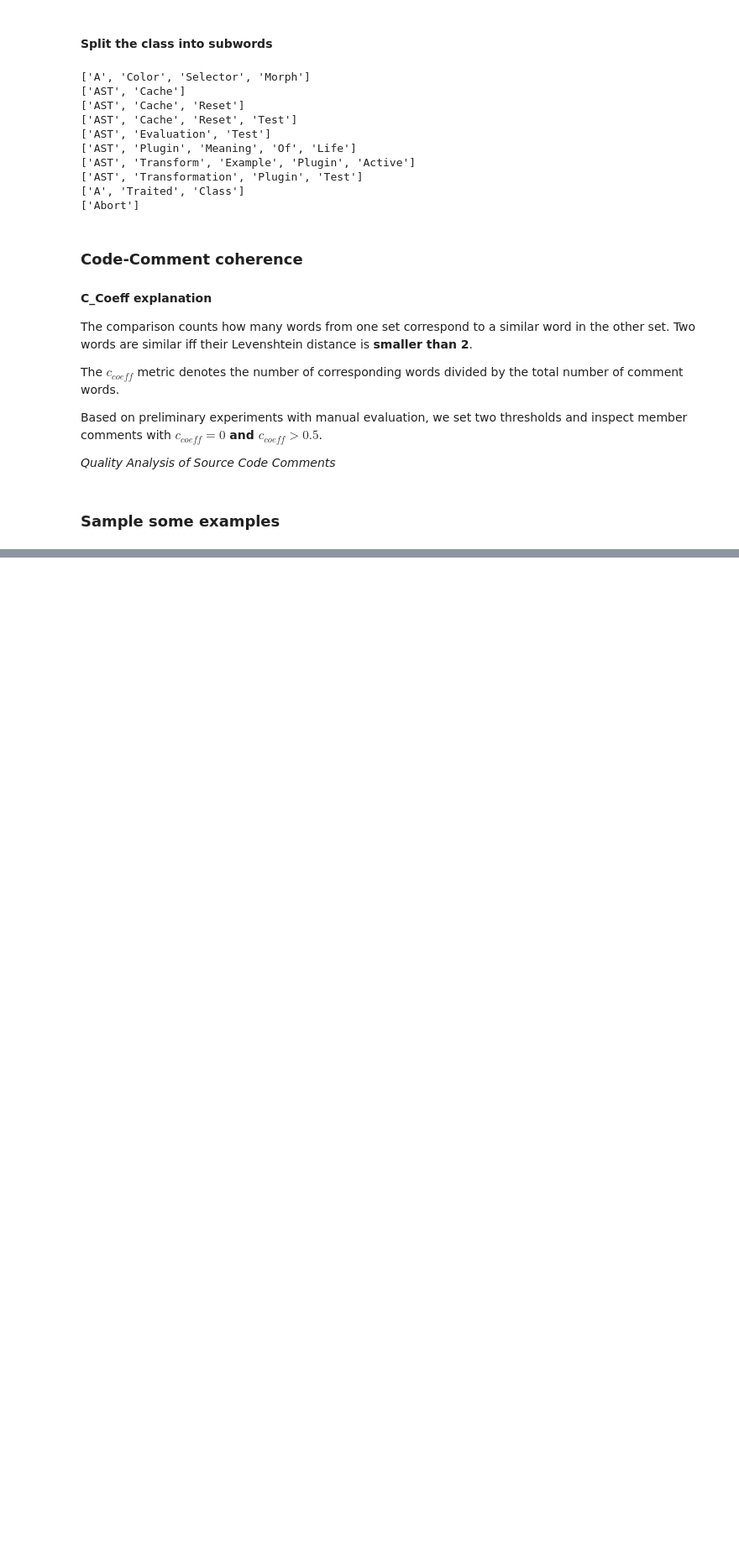
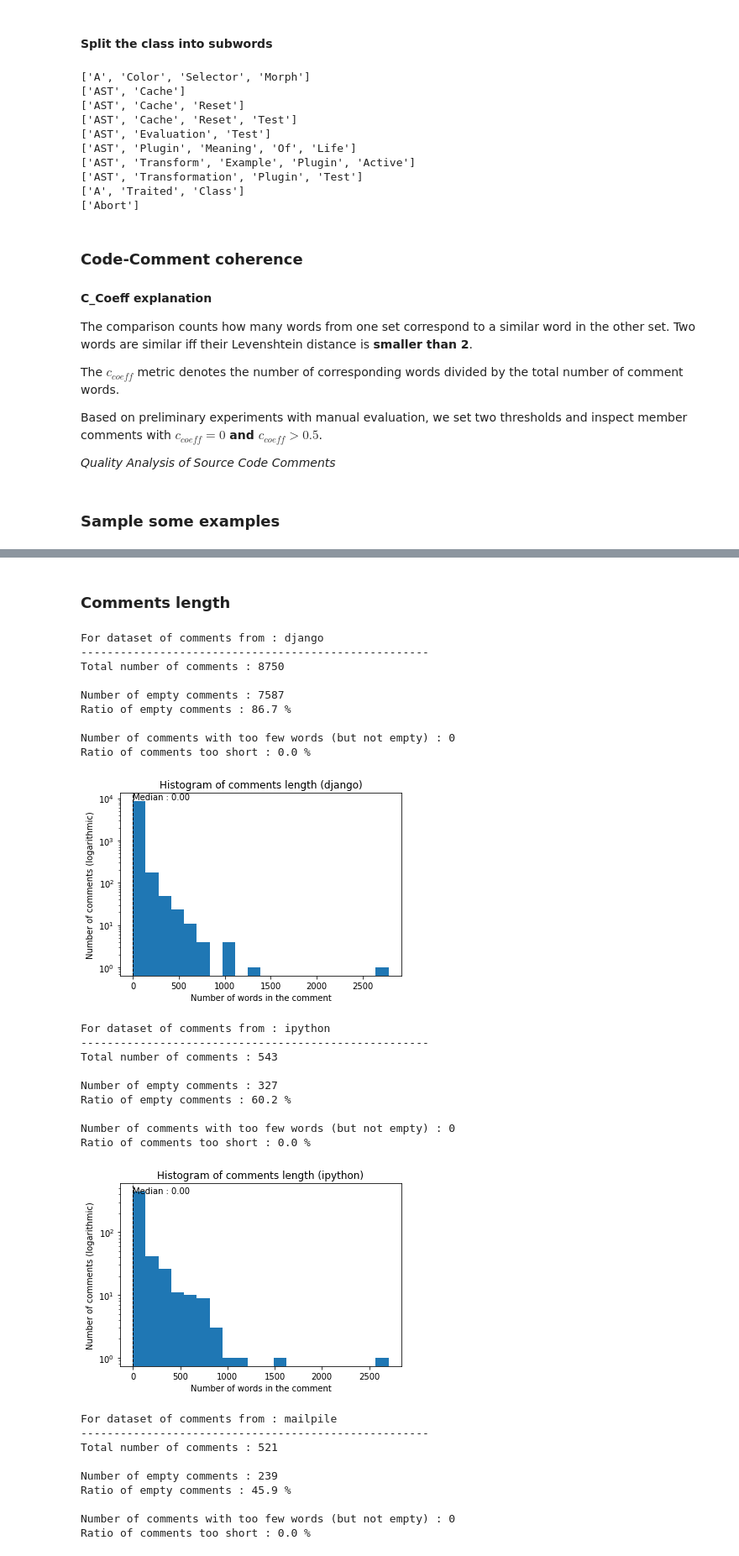
Before and after one commit to Naralas/SC-Seminar-Comment-Quality-Pharo, a Jupyter notebook: seminar_prototype.ipynb, the cells around one changed output, grey strips where cells are left out. Shown at 84% size. Drawn from its saved outputs; the diff is of its cells as text; code cells hidden in the pictures; blank space fills up the shorter version.

```diff
--- a/seminar_prototype.ipynb
+++ b/seminar_prototype.ipynb
@@ -307,0 +383,12 @@ plot_histogram(class_coeff_dict.values(), bins=30, title=f"C_Coeff of class comm
+# %%
+import os
+DATA_PATH = 'data/python/'
+# %%
+python_datasets_dict = {}
+
+for filename in os.listdir(DATA_PATH):
+    df = pd.read_csv(f"{DATA_PATH}{filename}")
+    df["classComment"].fillna("", inplace=True)
+    # find the dot at the end and slice to remove the extension
+    dataset_label = filename[:filename.rfind('.')]
+    python_datasets_dict[dataset_label] = df
@@ -307,0 +402,39 @@ plot_histogram(class_coeff_dict.values(), bins=30, title=f"C_Coeff of class comm
+# %% [markdown]
+### Comments length
+# %%
+for label in python_datasets_dict.keys():
+    df = python_datasets_dict[label].copy()
+    print(f"For dataset of comments from : {label}")
+    print("-----------------------------------------------------")
+    print_comment_length_metrics(df["classComment"])
+    plot_hist_comments_len(df["classComment"], title_additional_info=label)
+# %% [output]
+For dataset of comments from : django
+-----------------------------------------------------
+Total number of comments : 8750
+
+Number of empty comments : 7587
+Ratio of empty comments : 86.7 %
+
+Number of comments with too few words (but not empty) : 0
+Ratio of comments too short : 0.0 %
+[figure, added]
+For dataset of comments from : ipython
+-----------------------------------------------------
+Total number of comments : 543
+
+Number of empty comments : 327
+Ratio of empty comments : 60.2 %
+
+Number of comments with too few words (but not empty) : 0
+Ratio of comments too short : 0.0 %
+[figure, added]
+For dataset of comments from : mailpile
+-----------------------------------------------------
+Total number of comments : 521
+
+Number of empty comments : 239
+Ratio of empty comments : 45.9 %
+
+Number of comments with too few words (but not empty) : 0
+Ratio of comments too short : 0.0 %
```
Also changed, not shown: parts of 19 cells of this notebook.
